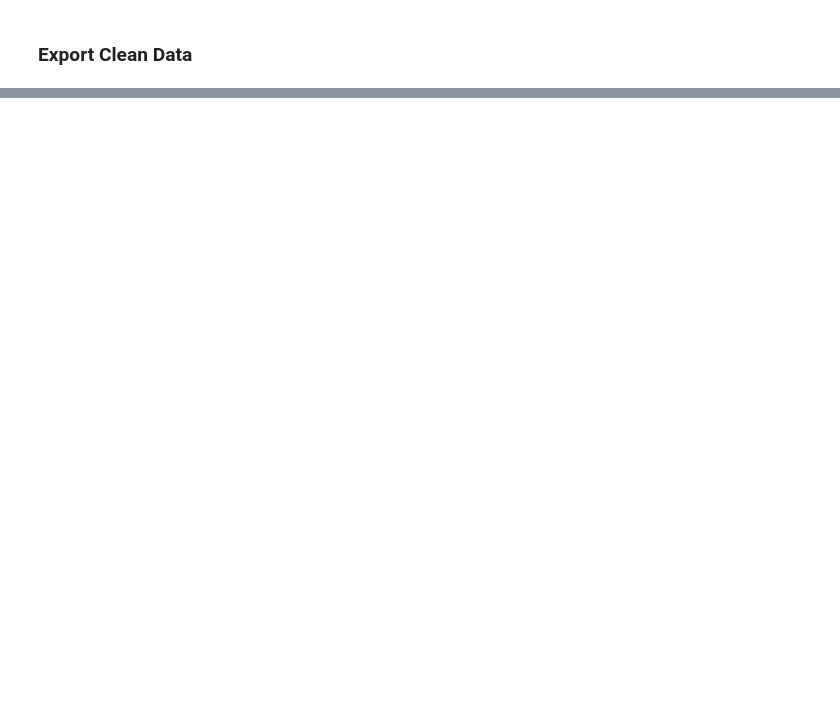
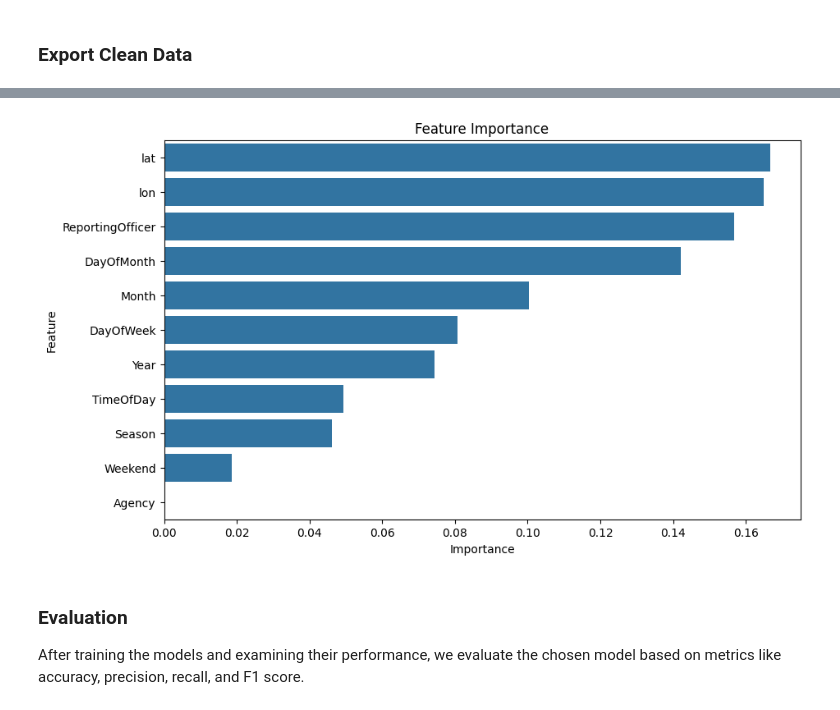
Before and after one commit to ckalibsnelson/crime-data, a Jupyter notebook: notebook/Crime Data.ipynb, the cells around one changed output, grey strips where cells are left out. Saved outputs shown, nothing was run; the diff lists cells and outputs as text; code cells hidden in the pictures; blank space fills up the shorter version.

```diff
--- a/notebook/Crime Data.ipynb
+++ b/notebook/Crime Data.ipynb
@@ -550,0 +823,19 @@ print("Excel saved to:", excel_path)
+# %%
+# For RandomForest or DecisionTree models, we can check feature importance
+if isinstance(best_model, RandomForestClassifier) or isinstance(best_model, DecisionTreeClassifier):
+    feature_importance = best_model.feature_importances_
+    feature_names = X.columns
+    importance_df = pd.DataFrame({'Feature': feature_names, 'Importance': feature_importance})
+    importance_df = importance_df.sort_values(by='Importance', ascending=False)
+
+    # Plotting the feature importances
+    plt.figure(figsize=(10, 6))
+    sns.barplot(x='Importance', y='Feature', data=importance_df)
+    plt.title("Feature Importance")
+    plt.show()
+# %% [output]
+[figure, added]
+# %% [markdown]
+### Evaluation
+
+After training the models and examining their performance, we evaluate the chosen model based on metrics like accuracy, precision, recall, and F1 score.
```
Also changed, not shown: parts of 26 cells of this notebook, 1 other file.
